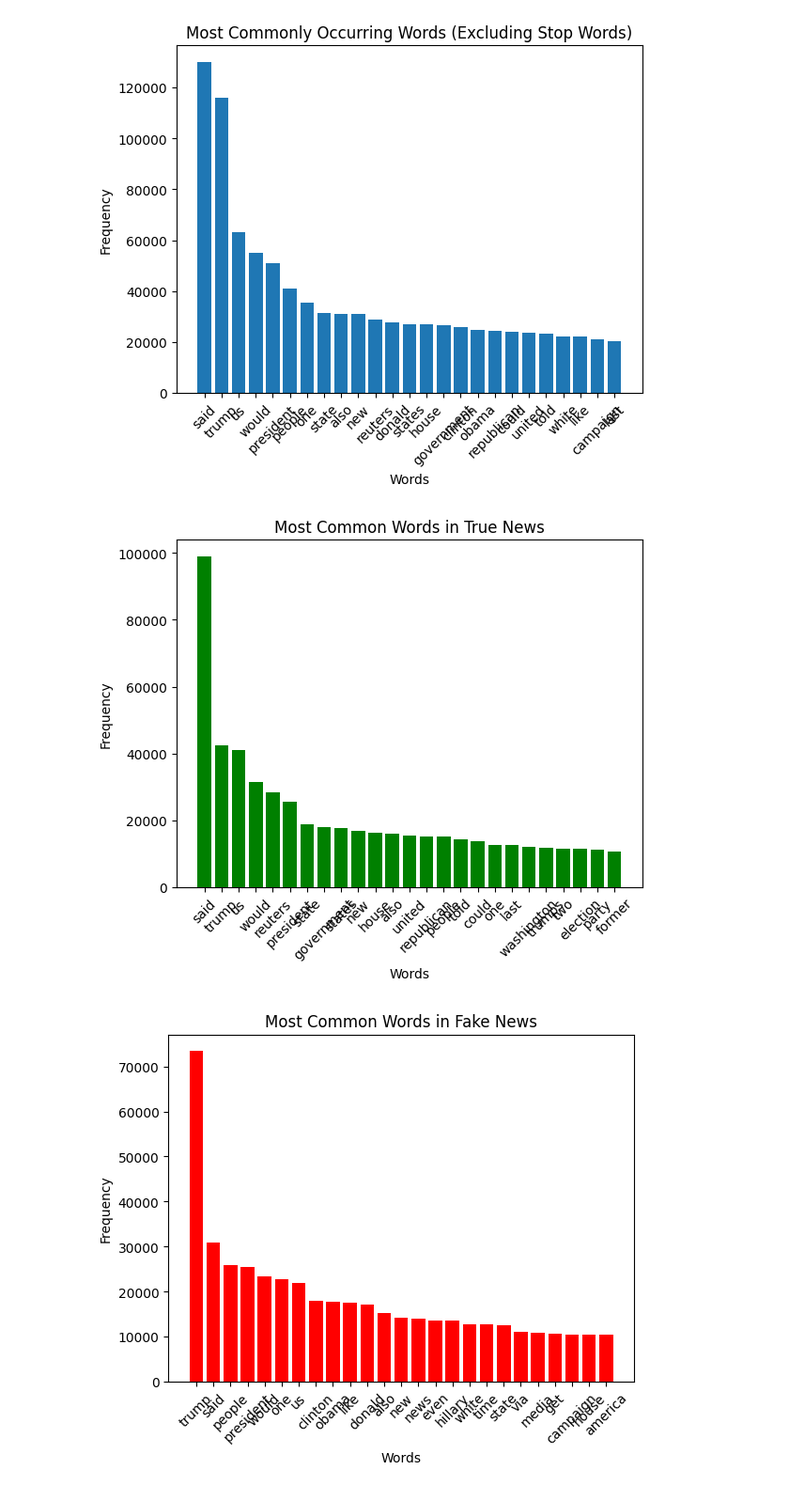
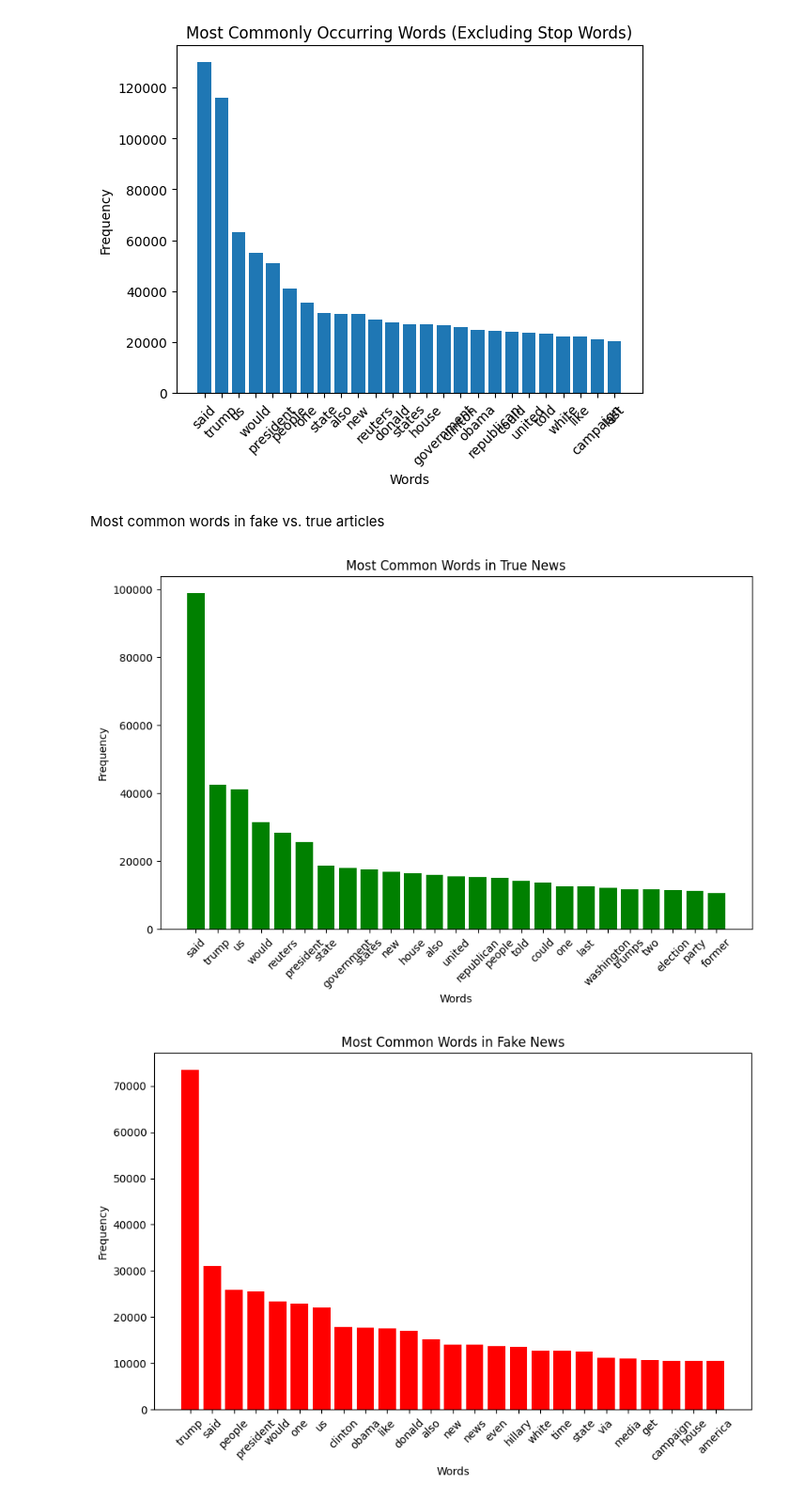
Before and after one commit to ShirleyW-W/PSTAT134-Project, a Jupyter notebook: PSTAT134_Final_Project.ipynb, the cells around one changed output. Shown at 94% size. Cells and saved outputs as stored; diff of their text form; code cells hidden in the pictures.

```diff
--- a/PSTAT134_Final_Project.ipynb
+++ b/PSTAT134_Final_Project.ipynb
@@ -120,6 +122,8 @@ plt.xticks(rotation = 45)
 plt.show()
 # %% [output]
 [figure]
+# %% [markdown]
+Most common words in fake vs. true articles
 # %%
 fake_articles = news_df[news_df.label == "Fake"]
 fake_tokenized = [nltk.word_tokenize(article) for article in fake_articles["text"]]
@@ -130,36 +134,36 @@ fake_words = [word for article in fake_cleaned for word in article]
 true_articles = news_df[news_df.label == "True"]
 true_tokenized = [nltk.word_tokenize(article) for article in true_articles["text"]]
 true_cleaned = [[word for word in article if word not in stop_words]
     for article in true_tokenized]
 true_words = [word for article in true_cleaned for word in article]
 
 fake_word_counts = Counter(fake_words)
 true_word_counts = Counter(true_words)
 
 fake_most_common = fake_word_counts.most_common(25)
 fake_words, fake_counts = zip(*fake_most_common)
 true_most_common = true_word_counts.most_common(25)
 true_words, true_counts = zip(*true_most_common)
 
 plt.close("all")
 
-# plotting most common words in true reviews
-plt.figure()
+# plotting most common words in true articles
+plt.figure(figsize = (10, 6))
 plt.bar(true_words, true_counts, color="green")
 plt.xlabel("Words")
 plt.ylabel("Frequency")
 plt.title("Most Common Words in True News")
 plt.xticks(rotation = 45)
 plt.show()
 
-# plotting most common words in negative reviews
-plt.figure()
+# plotting most common words in fake articles
+plt.figure(figsize = (10, 6))
 plt.bar(fake_words, fake_counts, color="red")
 plt.xlabel("Words")
 plt.ylabel("Frequency")
 plt.title("Most Common Words in Fake News")
 plt.xticks(rotation = 45)
 plt.show()
 # %% [output]
-[figure, old version]
+[figure, new version]
-[figure, old version]
+[figure, new version]
```
Also changed, not shown: parts of 8 cells of this notebook.
